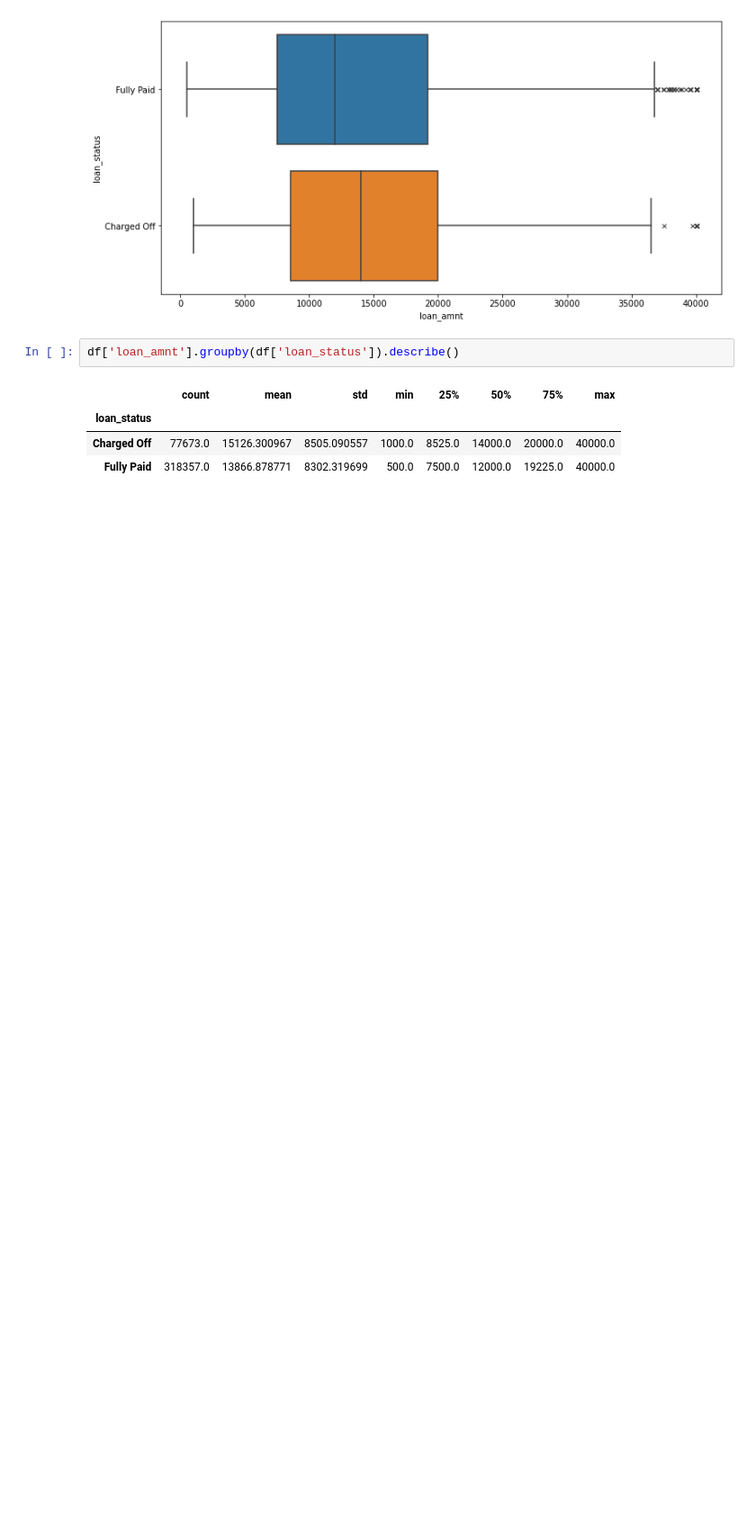
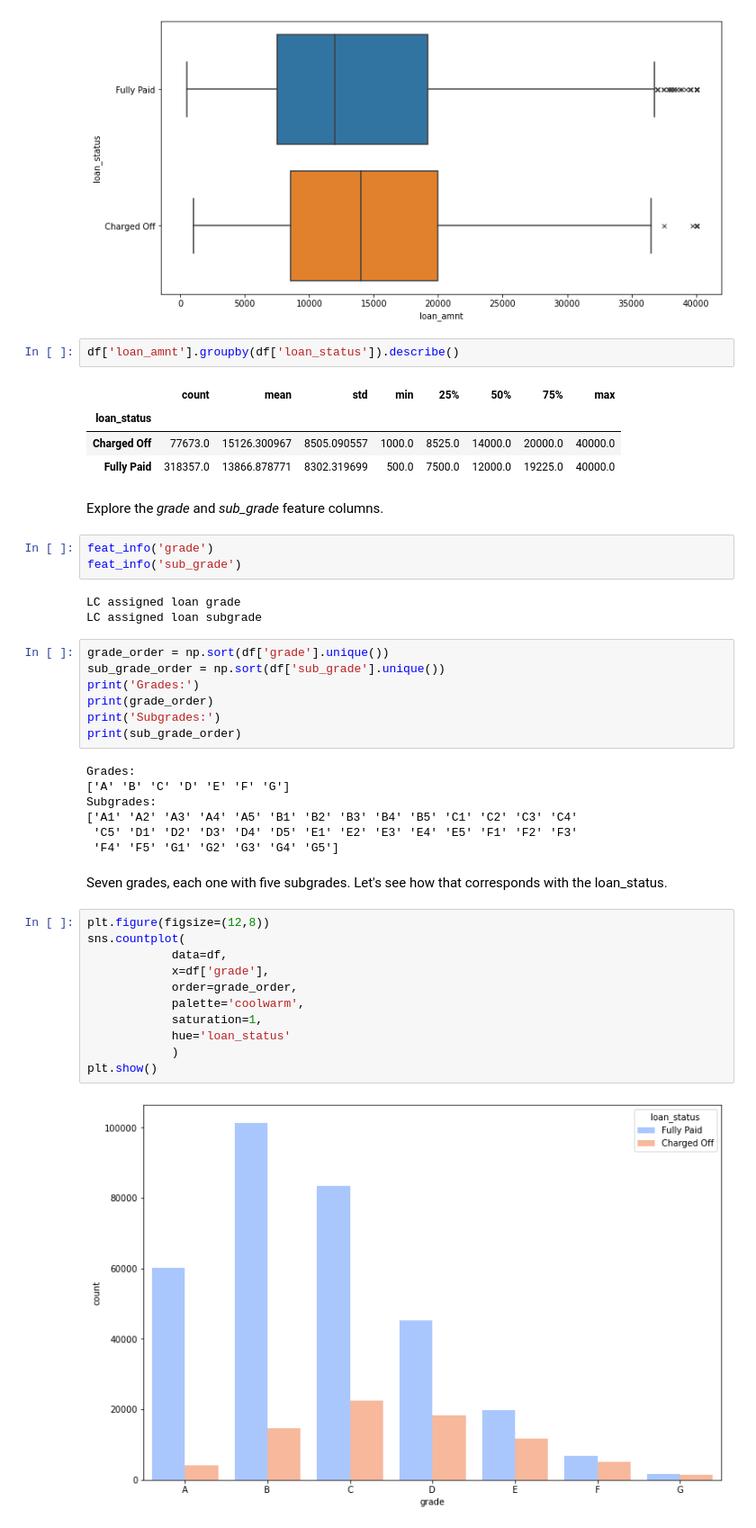
Before and after one commit to maciej-ziaja/Lending-Club, a Jupyter notebook: loan_pay_back_predict.ipynb, the cells around one changed output. Shown: that part at 90% size. Cells and saved outputs as stored; diff of their text form; blank space fills up the shorter version.

```diff
--- a/loan_pay_back_predict.ipynb
+++ b/loan_pay_back_predict.ipynb
@@ -153,3 +159,40 @@ df['loan_amnt'].groupby(df['loan_status']).describe()
 | loan_status |  |  |  |  |  |  |  |  |
 | Charged Off | 77673.0 | 15126.300967 | 8505.090557 | 1000.0 | 8525.0 | 14000.0 | 20000.0 | 40000.0 |
 | Fully Paid | 318357.0 | 13866.878771 | 8302.319699 | 500.0 | 7500.0 | 12000.0 | 19225.0 | 40000.0 |
+# %% [markdown]
+Explore the *grade* and *sub_grade* feature columns.
+# %%
+feat_info('grade')
+feat_info('sub_grade')
+# %% [output]
+LC assigned loan grade
+LC assigned loan subgrade
+# %%
+grade_order = np.sort(df['grade'].unique())
+sub_grade_order = np.sort(df['sub_grade'].unique())
+print('Grades:')
+print(grade_order)
+print('Subgrades:')
+print(sub_grade_order)
+# %% [output]
+Grades:
+['A' 'B' 'C' 'D' 'E' 'F' 'G']
+Subgrades:
+['A1' 'A2' 'A3' 'A4' 'A5' 'B1' 'B2' 'B3' 'B4' 'B5' 'C1' 'C2' 'C3' 'C4'
+ 'C5' 'D1' 'D2' 'D3' 'D4' 'D5' 'E1' 'E2' 'E3' 'E4' 'E5' 'F1' 'F2' 'F3'
+ 'F4' 'F5' 'G1' 'G2' 'G3' 'G4' 'G5']
+# %% [markdown]
+Seven grades, each one with five subgrades. Let's see how that corresponds with the loan_status.
+# %%
+plt.figure(figsize=(12,8))
+sns.countplot(
+            data=df,
+            x=df['grade'],
+            order=grade_order,
+            palette='coolwarm',
+            saturation=1,
+            hue='loan_status'
+            )
+plt.show()
+# %% [output]
+[figure, added]
```
Also changed, not shown: parts of 10 cells of this notebook, 1 other file.
